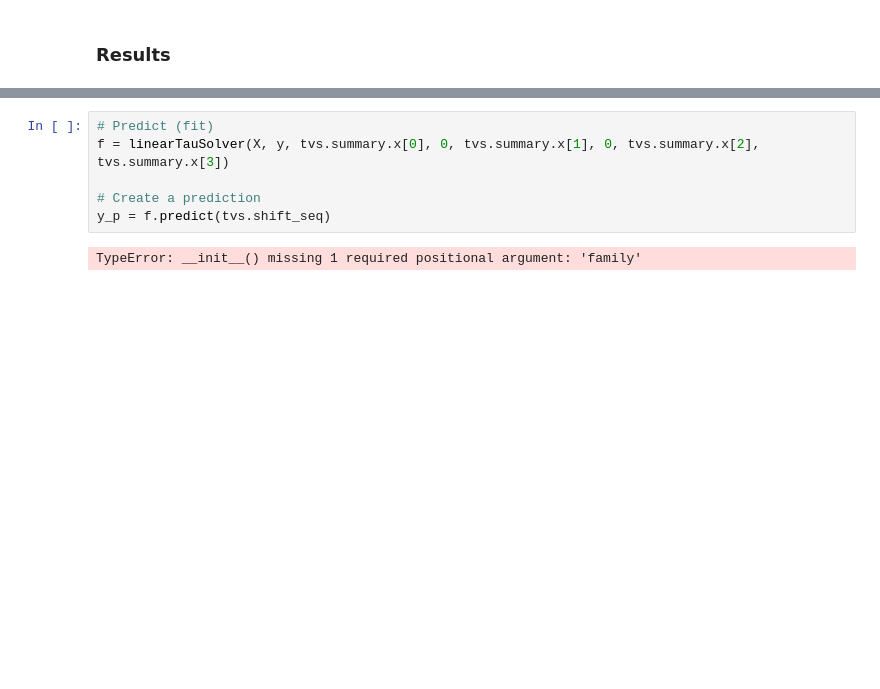
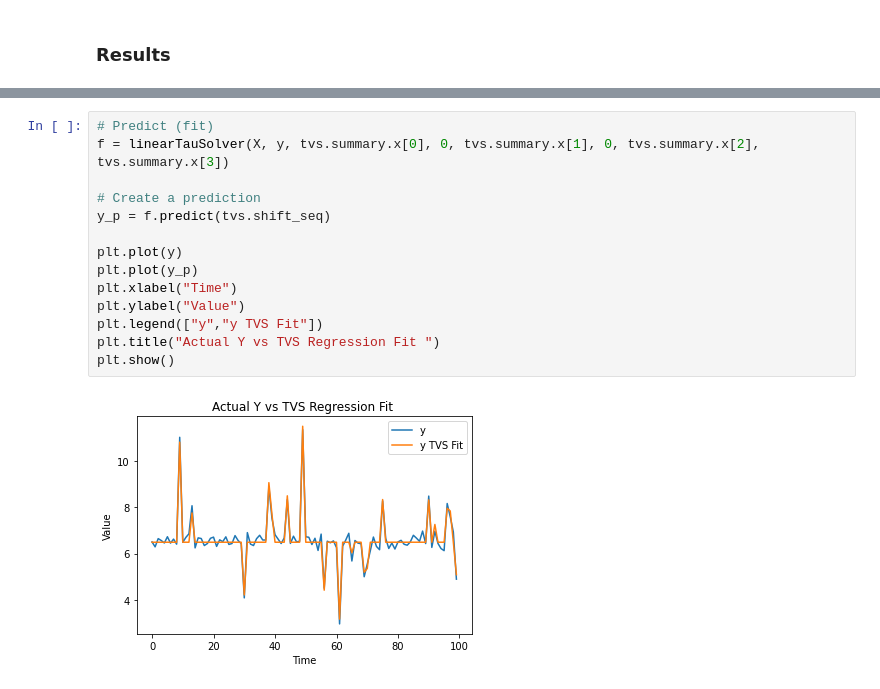
Before and after one commit to aaron1rcl/tvs_regression, a Jupyter notebook: notebooks/1_univariate_example.ipynb, the cells around one changed output, grey strips where cells are left out. Saved outputs shown, nothing was run; the diff lists cells and outputs as text; blank space fills up the shorter version.

```diff
--- a/notebooks/1_univariate_example.ipynb
+++ b/notebooks/1_univariate_example.ipynb
@@ -222,8 +198,16 @@ plt.show()
 # %%
 # Predict (fit)
 f = linearTauSolver(X, y, tvs.summary.x[0], 0, tvs.summary.x[1], 0, tvs.summary.x[2], tvs.summary.x[3])
 
 # Create a prediction
 y_p = f.predict(tvs.shift_seq)
+
+plt.plot(y)
+plt.plot(y_p)
+plt.xlabel("Time")
+plt.ylabel("Value")
+plt.legend(["y","y TVS Fit"])
+plt.title("Actual Y vs TVS Regression Fit ")
+plt.show()
 # %% [output]
-TypeError: __init__() missing 1 required positional argument: 'family'
+[figure, added]
```
Also changed, not shown: parts of 13 cells of this notebook, 1 other file.
